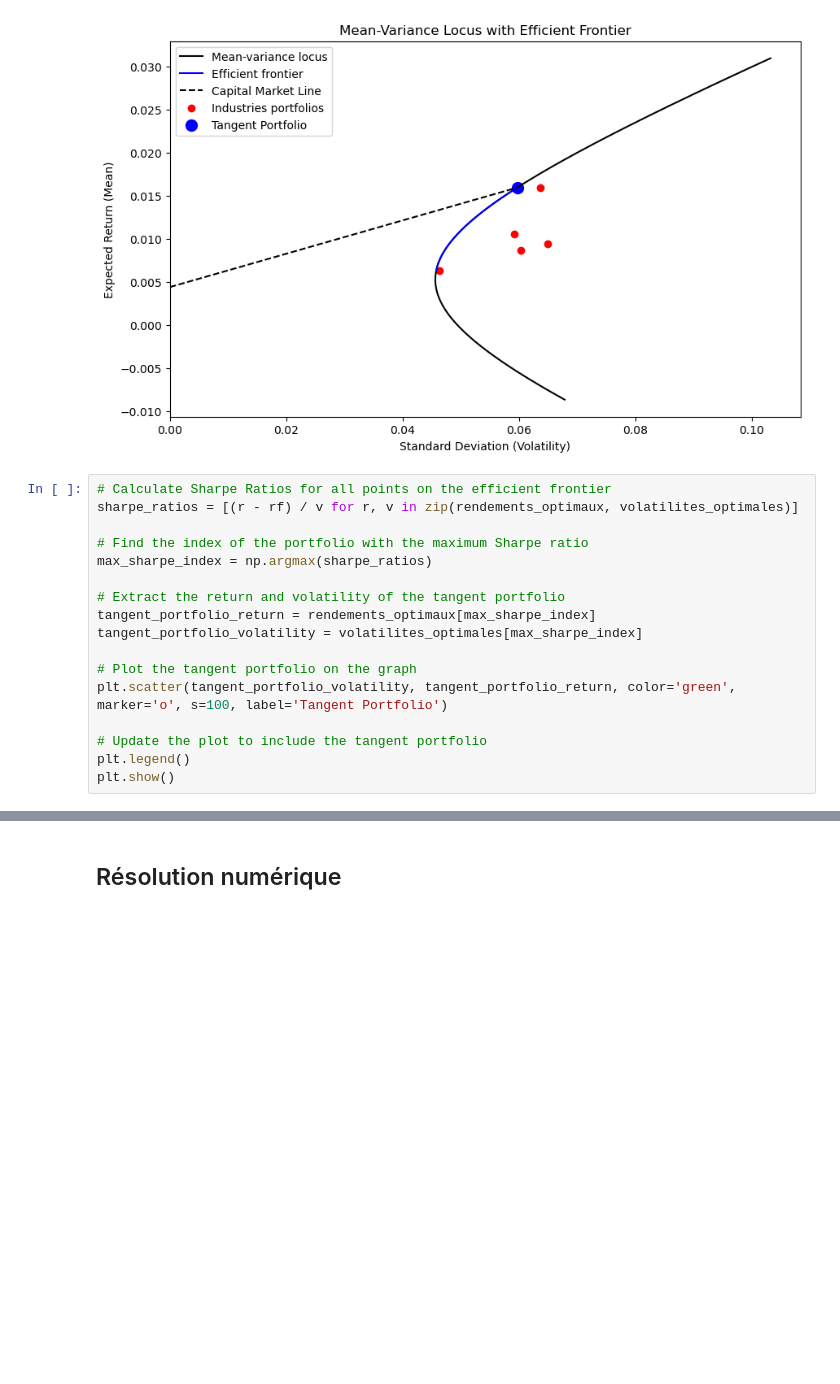
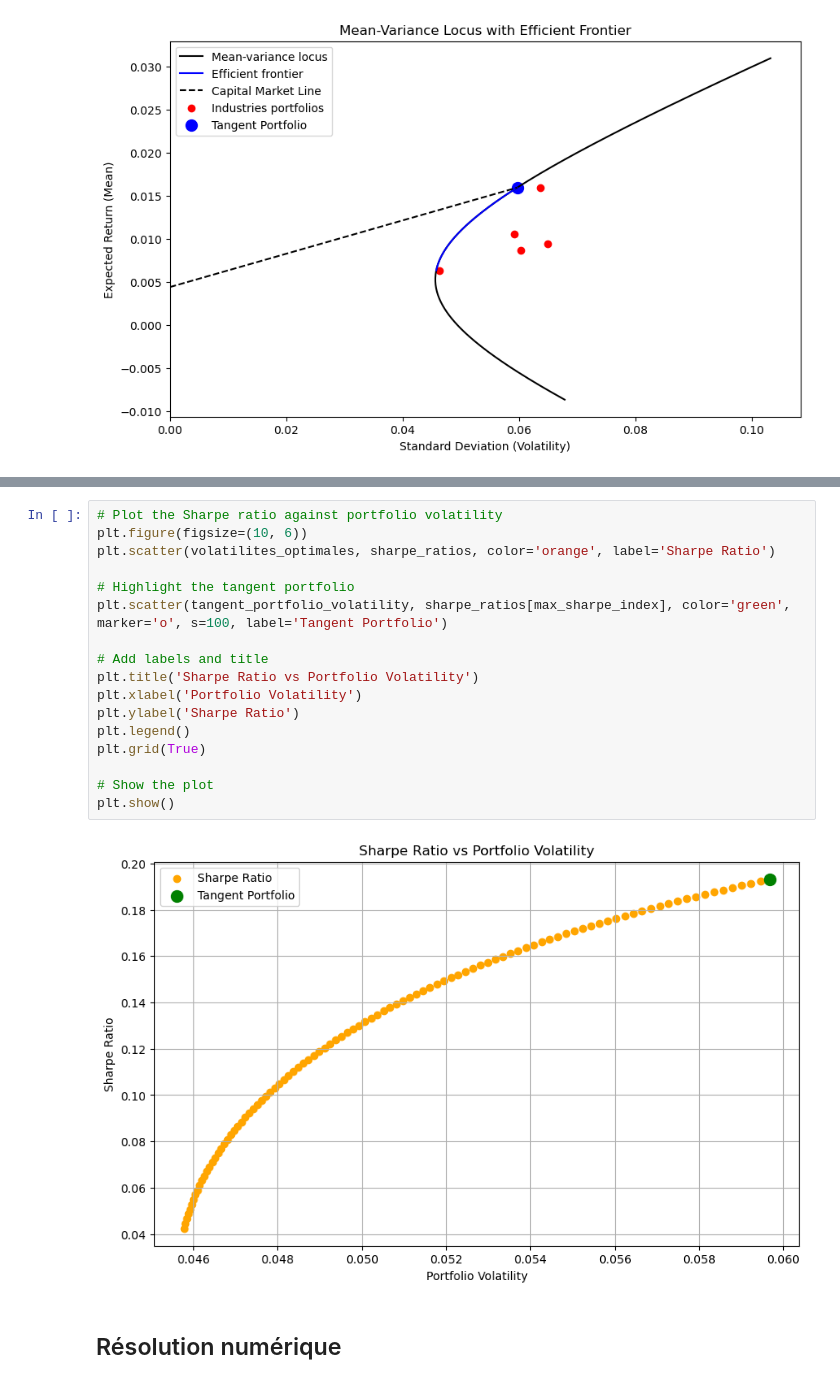
Before and after one commit to DominicPrenovost/TP1-Gestion-de-pf, a Jupyter notebook: Dom.ipynb, the cells around one changed output, grey strips where cells are left out. Drawn from its saved outputs; the diff is of its cells as text; blank space fills up the shorter version.

```diff
--- a/Dom.ipynb
+++ b/Dom.ipynb
@@ -215,20 +215,3 @@ plt.xlim(0)
 plt.show()
 # %% [output]
 [figure]
-# %%
-# Calculate Sharpe Ratios for all points on the efficient frontier
-sharpe_ratios = [(r - rf) / v for r, v in zip(rendements_optimaux, volatilites_optimales)]
-
-# Find the index of the portfolio with the maximum Sharpe ratio
-max_sharpe_index = np.argmax(sharpe_ratios)
-
-# Extract the return and volatility of the tangent portfolio
-tangent_portfolio_return = rendements_optimaux[max_sharpe_index]
-tangent_portfolio_volatility = volatilites_optimales[max_sharpe_index]
-
-# Plot the tangent portfolio on the graph
-plt.scatter(tangent_portfolio_volatility, tangent_portfolio_return, color='green', marker='o', s=100, label='Tangent Portfolio')
-
-# Update the plot to include the tangent portfolio
-plt.legend()
-plt.show()
@@ -237,3 +239,22 @@ plt.show()
+# %%
+# Plot the Sharpe ratio against portfolio volatility
+plt.figure(figsize=(10, 6))
+plt.scatter(volatilites_optimales, sharpe_ratios, color='orange', label='Sharpe Ratio')
+
+# Highlight the tangent portfolio
+plt.scatter(tangent_portfolio_volatility, sharpe_ratios[max_sharpe_index], color='green', marker='o', s=100, label='Tangent Portfolio')
+
+# Add labels and title
+plt.title('Sharpe Ratio vs Portfolio Volatility')
+plt.xlabel('Portfolio Volatility')
+plt.ylabel('Sharpe Ratio')
+plt.legend()
+plt.grid(True)
+
+# Show the plot
+plt.show()
+# %% [output]
+[figure, added]
 # %% [markdown]
 ## Résolution numérique
 # %%
```
Also changed, not shown: parts of 2 cells of this notebook.
